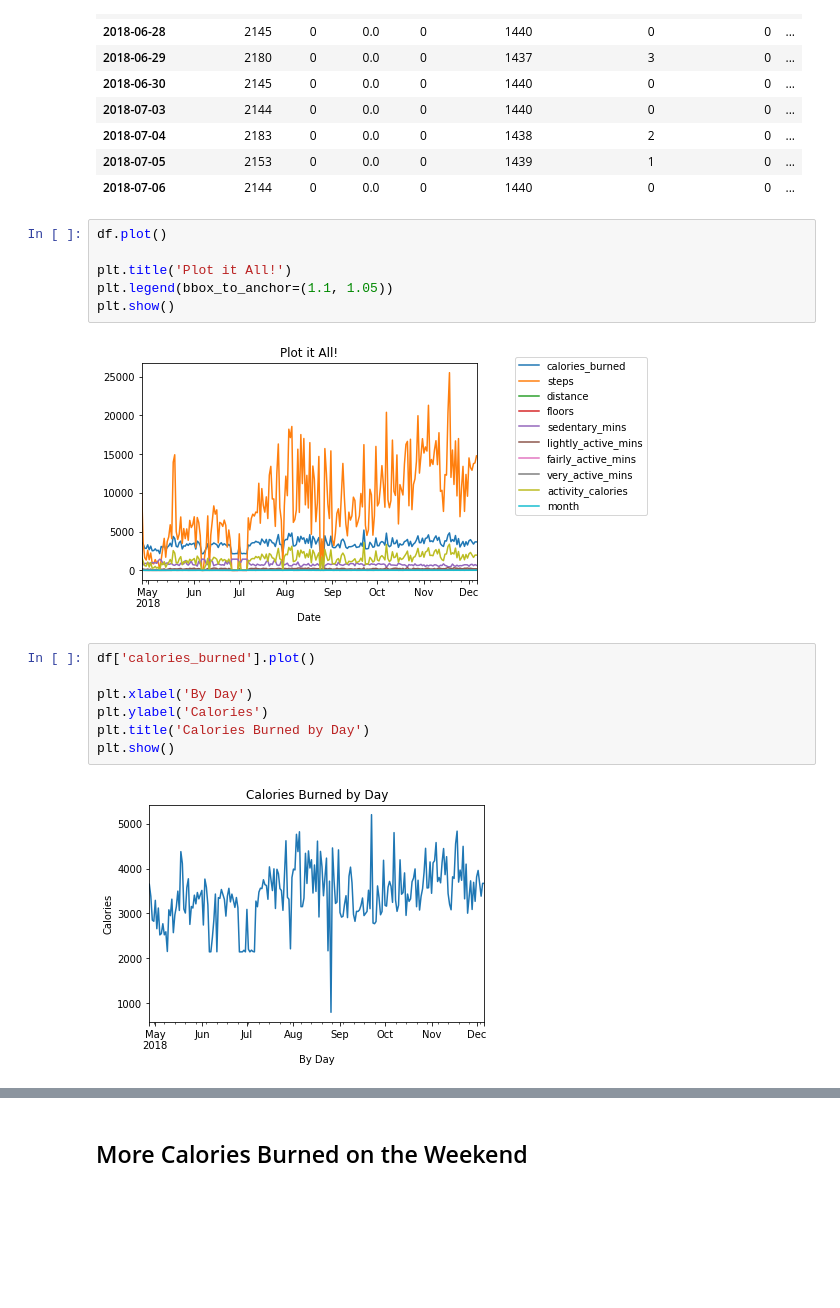
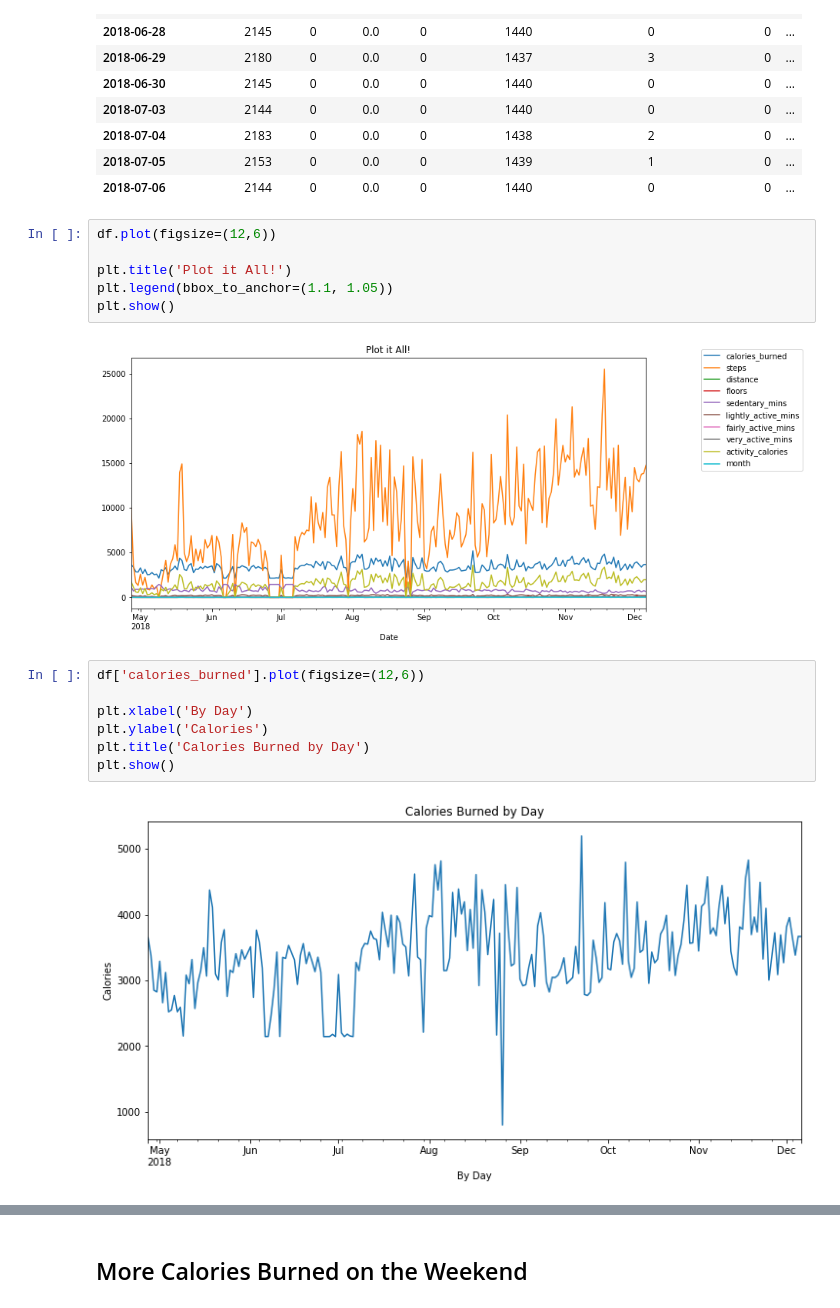
Before and after one commit to U-Gotta-Have-Faith/time_series, a Jupyter notebook: faith_acquire.ipynb, the cells around one changed output, grey strips where cells are left out. Cells and saved outputs as stored; diff of their text form; blank space fills up the shorter version.

```diff
--- a/faith_acquire.ipynb
+++ b/faith_acquire.ipynb
@@ -195,20 +195,20 @@ df[df['steps'] == 0]
 | 2018-07-05 | 2153 | 0 | 0.0 | 0 | 1439 | 1 | 0 | ... |
 | 2018-07-06 | 2144 | 0 | 0.0 | 0 | 1440 | 0 | 0 | ... |
 # %%
-df.plot()
+df.plot(figsize=(12,6))
 
 plt.title('Plot it All!')
 plt.legend(bbox_to_anchor=(1.1, 1.05))
 plt.show()
 # %% [output]
-[figure, old version]
+[figure, new version]
 # %%
-df['calories_burned'].plot()
+df['calories_burned'].plot(figsize=(12,6))
 
 plt.xlabel('By Day')
 plt.ylabel('Calories')
 plt.title('Calories Burned by Day')
 plt.show()
 # %% [output]
-[figure, old version]
+[figure, new version]
 # %%
```
Also changed, not shown: parts of 4 cells of this notebook.
